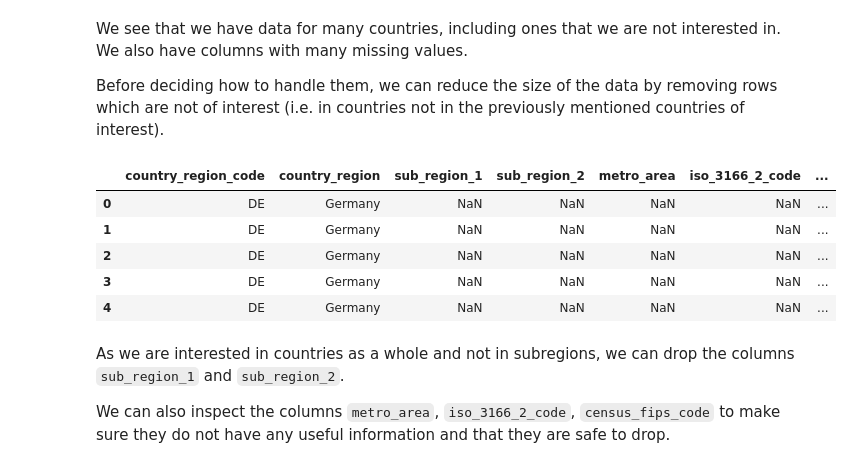
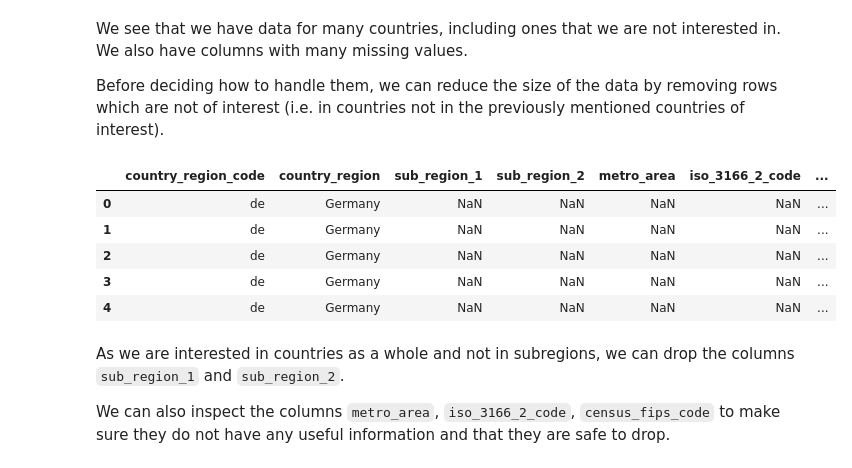
Before and after one commit to epfl-ada/ada-2022-project-zeta, a Jupyter notebook: notebook_anton.ipynb, the cells around one changed output. Cells and saved outputs as stored; diff of their text form; code cells hidden in the pictures.

```diff
--- a/notebook_anton.ipynb
+++ b/notebook_anton.ipynb
@@ -94,18 +94,18 @@ In addition, we can see that we can group our countries of interest into geograp
 from collections import defaultdict
 # %%
 countries = {
-    "Denmark": "DK",
-    "Finland": "FI",
-    "France": "FR",
-    "Germany": "DE",
-    "Italy": "IT",
-    "Japan": "JP",
-    "Netherlands": "NL",
-    "Norway": "NO",
-    "Serbia": "RS",
-    "South_Korea": "KR",
-    "Spain": "ES",
-    "Sweden": "SE",
+    "de": "Germany",
+    "dk": "Denmark",
+    "es": "Spain",
+    "fi": "Finland",
+    "fr": "France",
+    "it": "Italy",
+    "jp": "Japan",
+    "kr": "South Korea",
+    "nl": "Netherlands",
+    "no": "Norway",
+    "rs": "Serbia",
+    "se": "Sweden",
 }
 
 regions = [
@@ -225,19 +227,22 @@ We see that we have data for many countries, including ones that we are not inte
 
 Before deciding how to handle them, we can reduce the size of the data by removing rows which are not of interest (i.e. in countries not in the previously mentioned countries of interest).
 # %%
+# Lower case country code
+mobility_data["country_region_code"] = mobility_data["country_region_code"].str.lower()
+
 # Select only rows in countries of interest
 mobility_data = mobility_data[
-    mobility_data["country_region_code"].isin(countries.values())
+    mobility_data["country_region_code"].isin(countries.keys())
 ].reset_index(drop=True)
 
 mobility_data.head()
 # %% [output]
 |  | country_region_code | country_region | sub_region_1 | sub_region_2 | metro_area | iso_3166_2_code | ... |
-| 0 | DE | Germany | NaN | NaN | NaN | NaN | ... |
-| 1 | DE | Germany | NaN | NaN | NaN | NaN | ... |
-| 2 | DE | Germany | NaN | NaN | NaN | NaN | ... |
-| 3 | DE | Germany | NaN | NaN | NaN | NaN | ... |
-| 4 | DE | Germany | NaN | NaN | NaN | NaN | ... |
+| 0 | de | Germany | NaN | NaN | NaN | NaN | ... |
+| 1 | de | Germany | NaN | NaN | NaN | NaN | ... |
+| 2 | de | Germany | NaN | NaN | NaN | NaN | ... |
+| 3 | de | Germany | NaN | NaN | NaN | NaN | ... |
+| 4 | de | Germany | NaN | NaN | NaN | NaN | ... |
 # %% [markdown]
 As we are interested in countries as a whole and not in subregions, we can drop the columns `sub_region_1` and `sub_region_2`.
 
```
Also changed, not shown: parts of 16 cells of this notebook.
